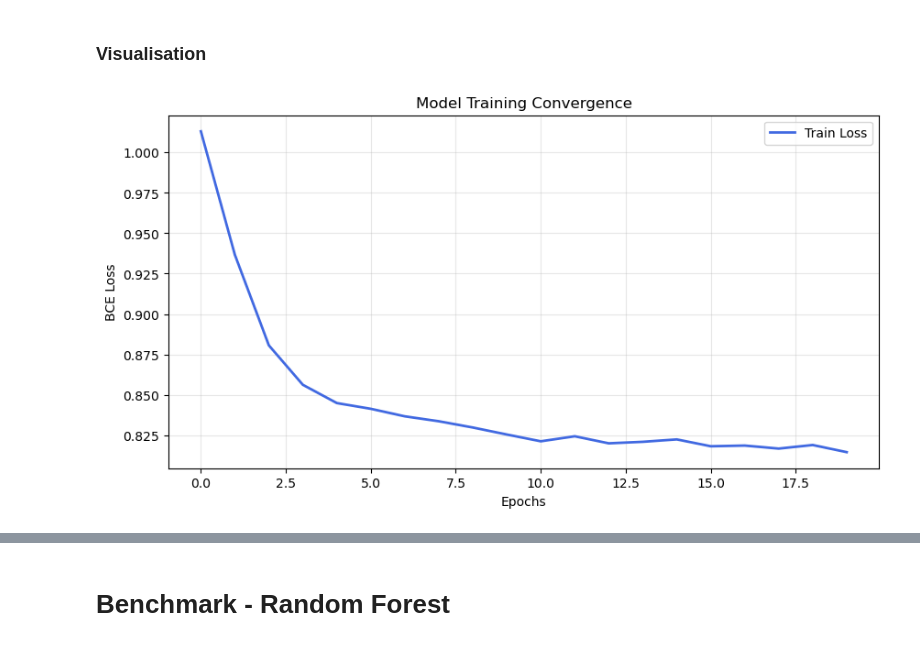
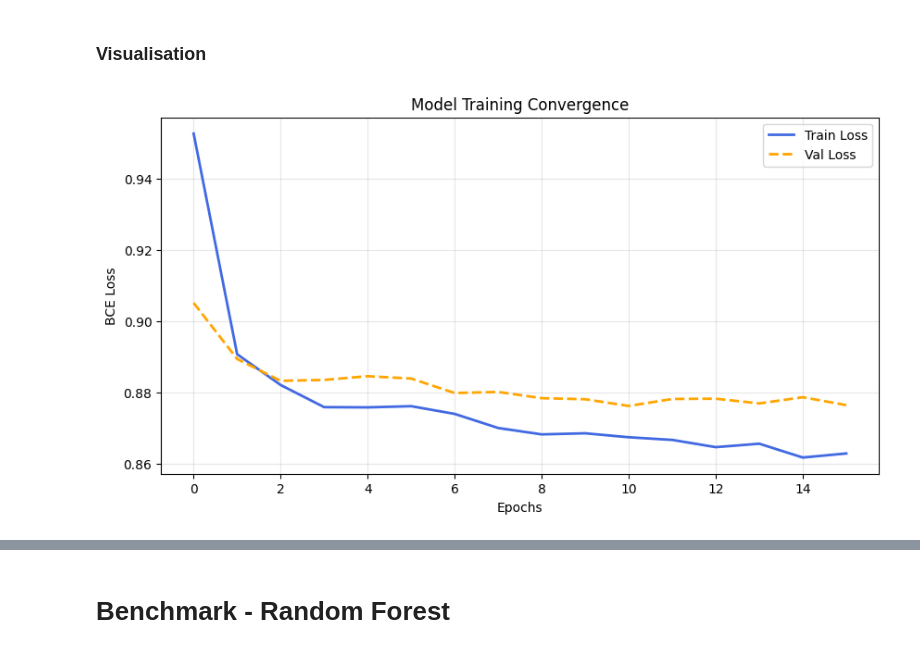
Before and after one commit to Showgath/credit-default-prediction-transformer, a Jupyter notebook: IFTE0002 - Group Project.ipynb, the cells around one changed output, grey strips where cells are left out. Saved outputs shown, nothing was run; the diff lists cells and outputs as text; code cells hidden in the pictures.

```diff
--- a/IFTE0002 - Group Project.ipynb
+++ b/IFTE0002 - Group Project.ipynb
@@ -195,7 +213,7 @@ class CreditDataset(Dataset):
 
         for p, b, a in zip(PAY_COLS, BILL_COLS, AMT_COLS):
             monthly_num.append([row[b], row[a]])
-            monthly_pay.append(int(row[p]) + 2)
+            monthly_pay.append(max(0, min(15, int(row[p]) + 2)))  # clamp to valid embedding range
 
         monthly_num = torch.tensor(monthly_num, dtype=torch.float32)
         monthly_pay = torch.tensor(monthly_pay, dtype=torch.long)
@@ -436,6 +496,12 @@ device
 device(type='cpu')
 # %%
 torch.manual_seed(42)
+
+X_df = train_df.drop(columns=[TARGET_COL])
+y_series = train_df[TARGET_COL].values.astype('float32')
+
+# Compute pos_weight from actual class ratio instead of guessing
+pos_weight = torch.tensor([(y_series == 0).sum() / (y_series == 1).sum()]).to(device)
 
 net = NeuralNetClassifier(
     TemporalTransformer,
@@ -443,28 +509,32 @@ net = NeuralNetClassifier(
     module__d_model=64,
     module__n_heads=4,
     criterion=nn.BCEWithLogitsLoss,
+    criterion__pos_weight=pos_weight,
     optimizer=optim.Adam,
     lr=0.001,
-    max_epochs=20,
-    batch_size=32,
+    max_epochs=50,
+    batch_size=128,
     device=device,
-    train_split=None
+    train_split=predefined_split(val_dataset),
+    callbacks=[
+        EarlyStopping(patience=5, monitor="valid_loss"),
+        GradientNormClipping(gradient_clip_value=1.0),
+    ],
 )
 
-param_grid = {
-        "module__d_model" : [32, 64],
-        "module__n_heads" : [2, 4],
-        "module__n_layers": [2, 3],
-        "module__d_ff"    : [64, 128],
-        "module__dropout" : [0.1, 0.2],
-        "lr"              : [0.001, 0.0001],
-        "criterion__pos_weight": [torch.tensor([3.0]).to(device), torch.tensor([4.0]).to(device)]
+# d_model and n_heads paired so head_dim=16 in both subspaces
+shared_params = {
+    "module__n_layers": [2, 3],
+    "module__d_ff"    : [64, 128],
+    "module__dropout" : [0.1, 0.2],
+    "lr"              : [0.001, 0.0001],
 }
+param_grid = [
+    {"module__d_model": [32], "module__n_heads": [2], **shared_params},
+    {"module__d_model": [64], "module__n_heads": [4], **shared_params},
+]
 
-X_df = train_df.drop(columns=[TARGET_COL])
-y_series = train_df[TARGET_COL].values.astype('float32')
-
-grid = GridSearchCV(net, param_grid, cv=3, scoring='f1_macro')
+grid = RandomizedSearchCV(net, param_grid, n_iter=20, cv=3, scoring='f1_macro', random_state=42)
 grid.fit(X_df, y_series)
 
 print(f"Best Score: {grid.best_score_}")
@@ -530,17 +600,18 @@ grid.best_estimator_.save_params(f_params='output/SLM_model_weights.pt')
 # %%
 history = grid.best_estimator_.history
 
 plt.figure(figsize=(10, 5))
 plt.plot(history[:, 'train_loss'], label='Train Loss', color='royalblue', lw=2)
+plt.plot(history[:, 'valid_loss'], label='Val Loss',   color='orange',    lw=2, linestyle='--')
 plt.title('Model Training Convergence')
 plt.xlabel('Epochs')
 plt.ylabel('BCE Loss')
 plt.legend()
 plt.grid(alpha=0.3)
-plt.savefig("output/SLM_loss.png")
+plt.savefig('output/SLM_loss.png')
 plt.show()
 # %% [output]
-[figure, old version]
+[figure, new version]
 # %%
 PrecisionRecallDisplay.from_estimator(grid.best_estimator_, X_test, y_test)
 plt.title('Precision-Recall Curve')
```
Also changed, not shown: parts of 24 cells of this notebook, 17 other files.
